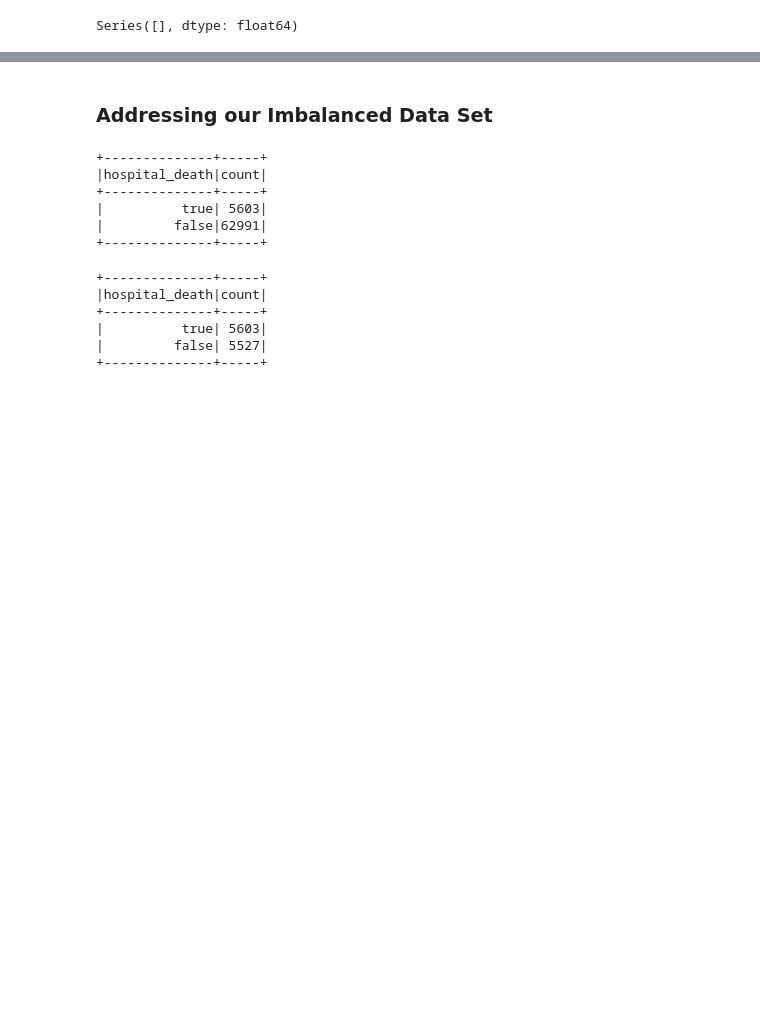
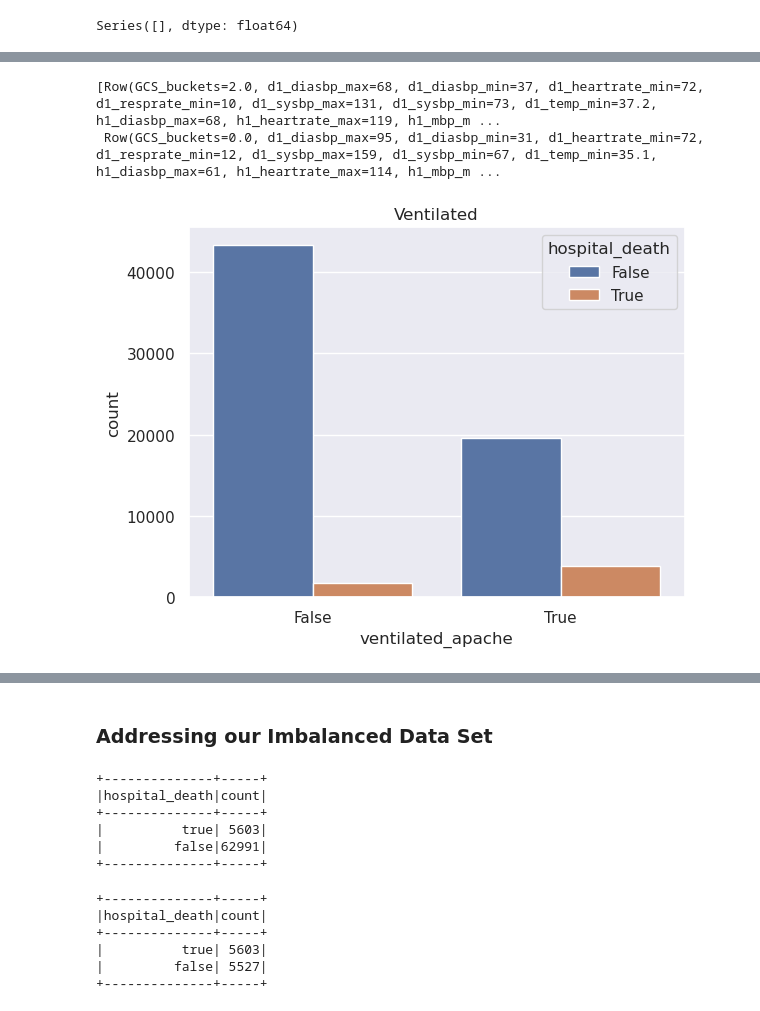
Before and after one commit to btchae/DS5110_Project, a Jupyter notebook: DS5110_Final_Project.ipynb, the cells around one changed output, grey strips where cells are left out. Saved outputs shown, nothing was run; the diff lists cells and outputs as text; code cells hidden in the pictures; blank space fills up the shorter version.

```diff
--- a/DS5110_Final_Project.ipynb
+++ b/DS5110_Final_Project.ipynb
@@ -747,0 +789,32 @@ Series([], dtype: float64)
+# %%
+final_vars_with_hos_death = df_2.select('GCS_buckets',
+ 'd1_diasbp_max',
+ 'd1_diasbp_min',
+ 'd1_heartrate_min',
+ 'd1_resprate_min',
+ 'd1_sysbp_max',
+ 'd1_sysbp_min',
+ 'd1_temp_min',
+ 'h1_diasbp_max',
+ 'h1_heartrate_max',
+ 'h1_mbp_min',
+ 'h1_resprate_max',
+ 'h1_resprate_min',
+ 'h1_sysbp_max',
+ 'intubated_apache',
+ 'map_apache',
+ 'ventilated_apache',
+ 'hospital_death')
+
+final_vars_with_hos_death.take(2)
+# %% [output]
+[Row(GCS_buckets=2.0, d1_diasbp_max=68, d1_diasbp_min=37, d1_heartrate_min=72, d1_resprate_min=10, d1_sysbp_max=131, d1_sysbp_min=73, d1_temp_min=37.2, h1_diasbp_max=68, h1_heartrate_max=119, h1_mbp_m ...
+ Row(GCS_buckets=0.0, d1_diasbp_max=95, d1_diasbp_min=31, d1_heartrate_min=72, d1_resprate_min=12, d1_sysbp_max=159, d1_sysbp_min=67, d1_temp_min=35.1, h1_diasbp_max=61, h1_heartrate_max=114, h1_mbp_m ...
+# %%
+final_vars_with_hos_death_pd = final_vars_with_hos_death.toPandas()
+
+sns.set_theme(style="darkgrid")
+sns.countplot(x= 'ventilated_apache', hue='hospital_death', data=final_vars_with_hos_death_pd).set(title='Ventilated')
+plt.show()
+# %% [output]
+[figure, added]
```
Also changed, not shown: parts of 20 cells of this notebook.
